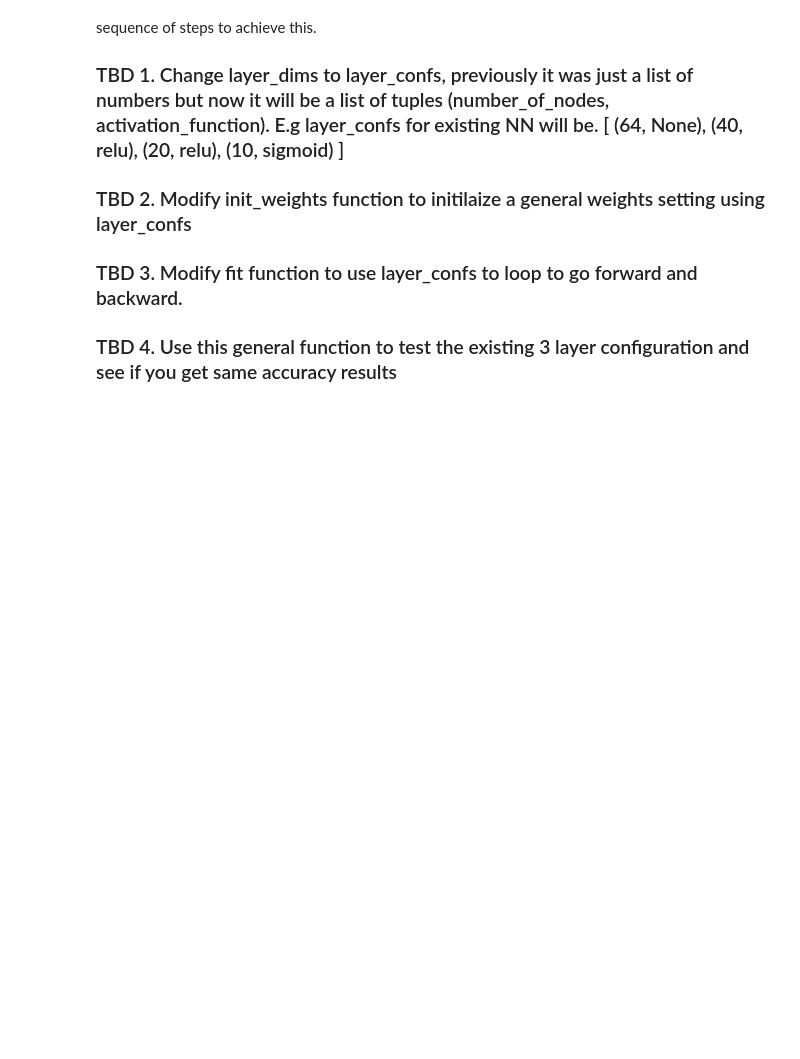
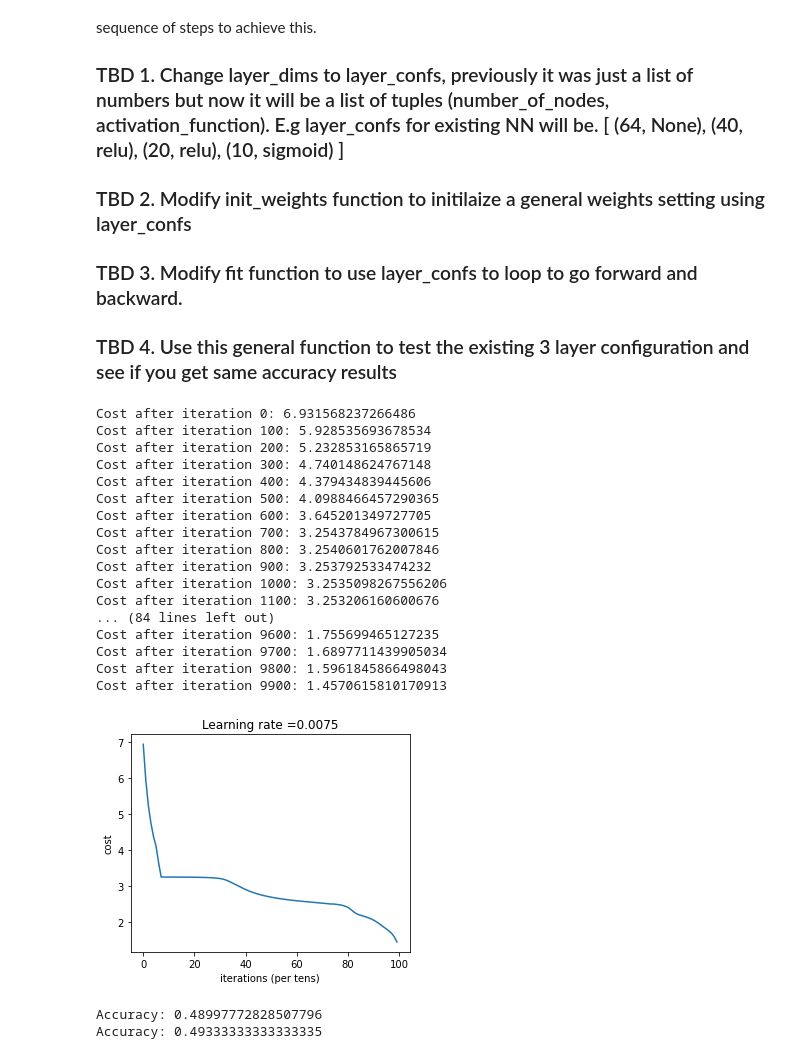
Before and after one commit to dchipping/pml, a Jupyter notebook: course/Problem025_NNScratch/025.ipynb, the cells around one changed output. Cells and saved outputs as stored; diff of their text form; code cells hidden in the pictures; blank space fills up the shorter version.

```diff
--- a/course/Problem025_NNScratch/025.ipynb
+++ b/course/Problem025_NNScratch/025.ipynb
@@ -411,3 +473,34 @@ Currently fit is hardcoded for a 3 Layer neural network, with Relu Activation fo
 ### TBD 3.  Modify fit function to use layer_confs to loop to go forward and backward.
 
 ### TBD 4.  Use this general function to test the existing 3 layer configuration and see if you get same accuracy results
+# %%
+# Neural Net v2 with 3 hidden layers
+input_layer = (64, None)
+h1 = (40, relu)
+h2 = (40, relu)
+h3 = (20, relu)
+output_layer = (10, sigmoid)
+layers_confs = [input_layer, h1, h2, h3, output_layer]
+
+weights = fit(X_train, Y_train, layers_confs, num_iterations = 10000, print_cost=True)
+# %% [output]
+Cost after iteration 0: 6.931568237266486
+Cost after iteration 100: 5.928535693678534
+Cost after iteration 200: 5.232853165865719
+Cost after iteration 300: 4.740148624767148
+Cost after iteration 400: 4.379434839445606
+Cost after iteration 500: 4.0988466457290365
+Cost after iteration 600: 3.645201349727705
+Cost after iteration 700: 3.2543784967300615
+Cost after iteration 800: 3.2540601762007846
+Cost after iteration 900: 3.253792533474232
+Cost after iteration 1000: 3.2535098267556206
+Cost after iteration 1100: 3.253206160600676
+... (84 lines left out)
+Cost after iteration 9600: 1.755699465127235
+Cost after iteration 9700: 1.6897711439905034
+Cost after iteration 9800: 1.5961845866498043
+Cost after iteration 9900: 1.4570615810170913
+[figure, added]
+Accuracy: 0.48997772828507796
+Accuracy: 0.49333333333333335
```
Also changed, not shown: parts of 8 cells of this notebook.
